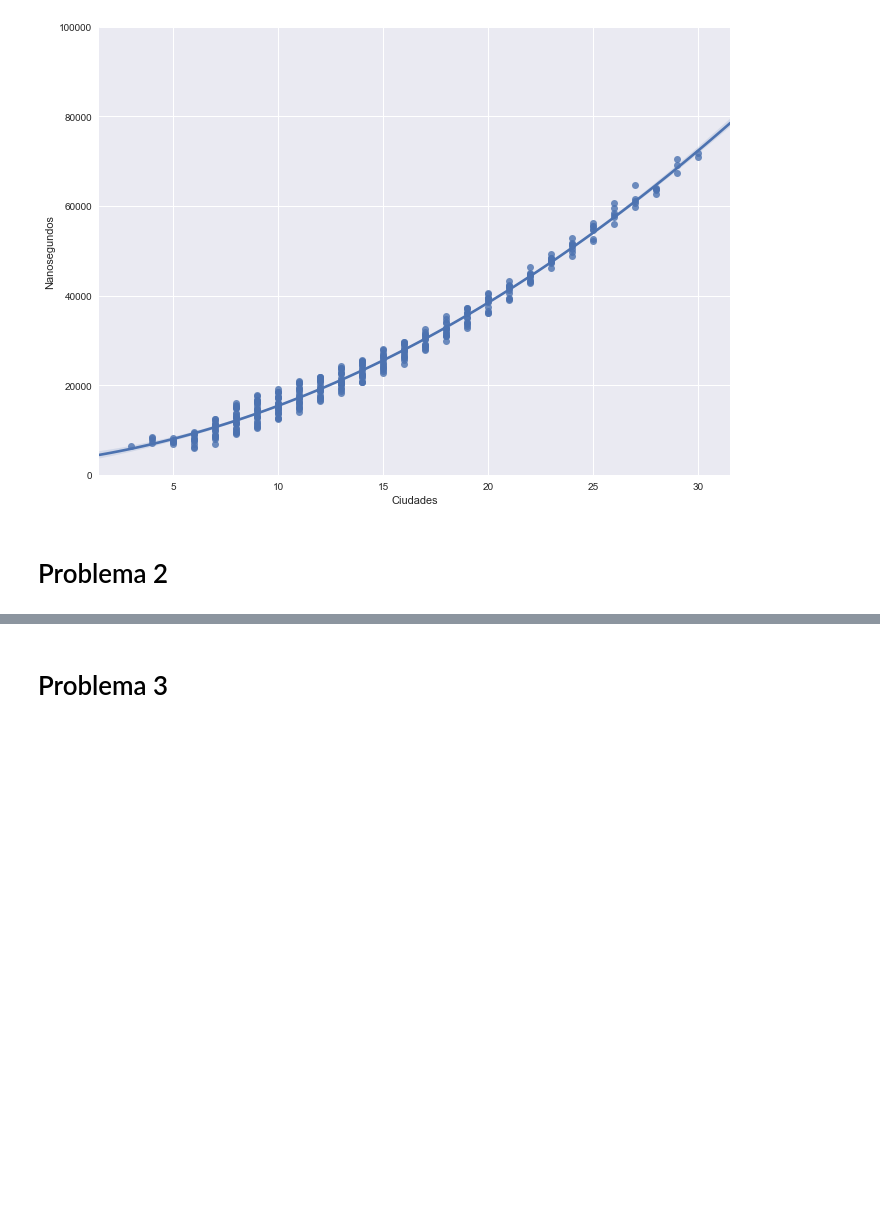
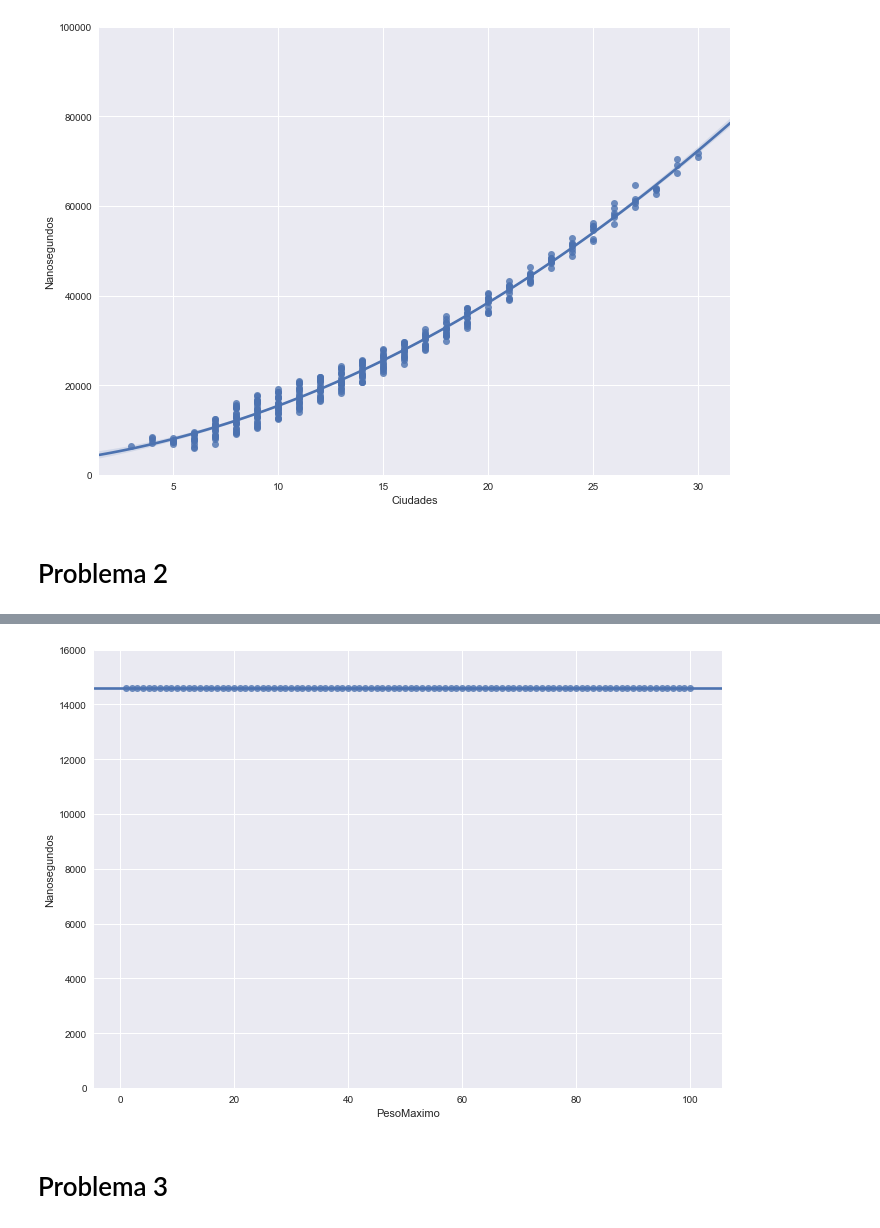
Before and after one commit to ZebaSz/algo3-tp2, a Jupyter notebook: informe/data/Algo3-TP2.ipynb, the cells around one changed output, grey strips where cells are left out. Drawn from its saved outputs; the diff is of its cells as text; code cells hidden in the pictures; blank space fills up the shorter version.

```diff
--- a/informe/data/Algo3-TP2.ipynb
+++ b/informe/data/Algo3-TP2.ipynb
@@ -57,3 +83,11 @@ plt.show()
+# %%
+df2C = df2[(df2.Ciudades == 10) & (df2.Rutas == 30) & (df2.PesoMaximo > 0)]
+
+g = sns.lmplot(x='PesoMaximo', y='Nanosegundos', data=df2C, size=7, aspect=1.4)
+g.set(ylim=(0,16000))
+plt.show()
+# %% [output]
+[figure, added]
 # %% [markdown]
 # Problema 3
 # %%
```
Also changed, not shown: parts of 3 cells of this notebook, 2 other files.
